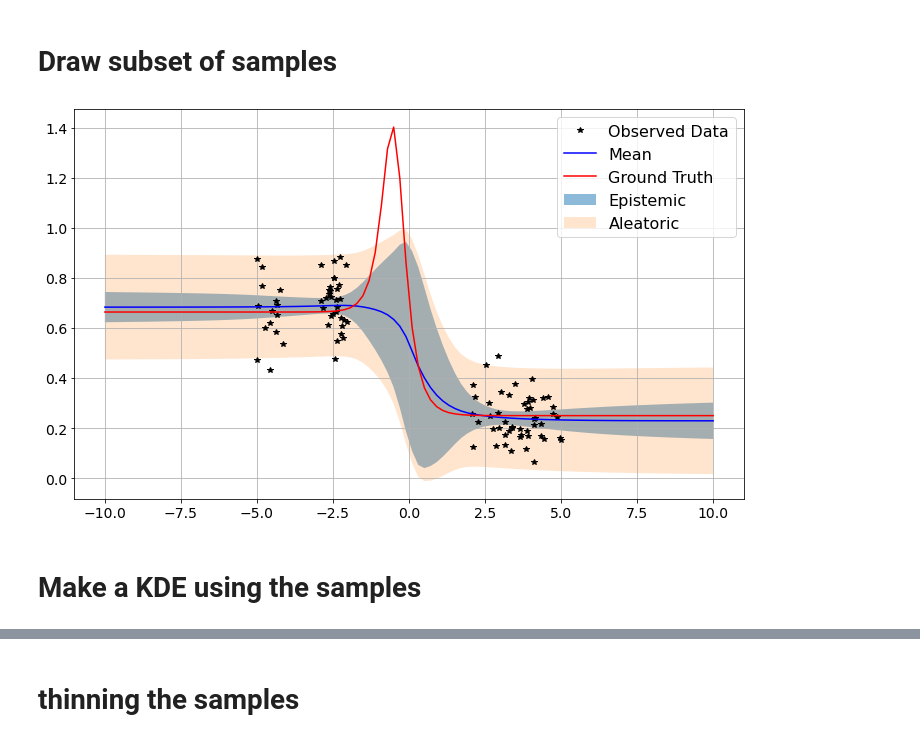
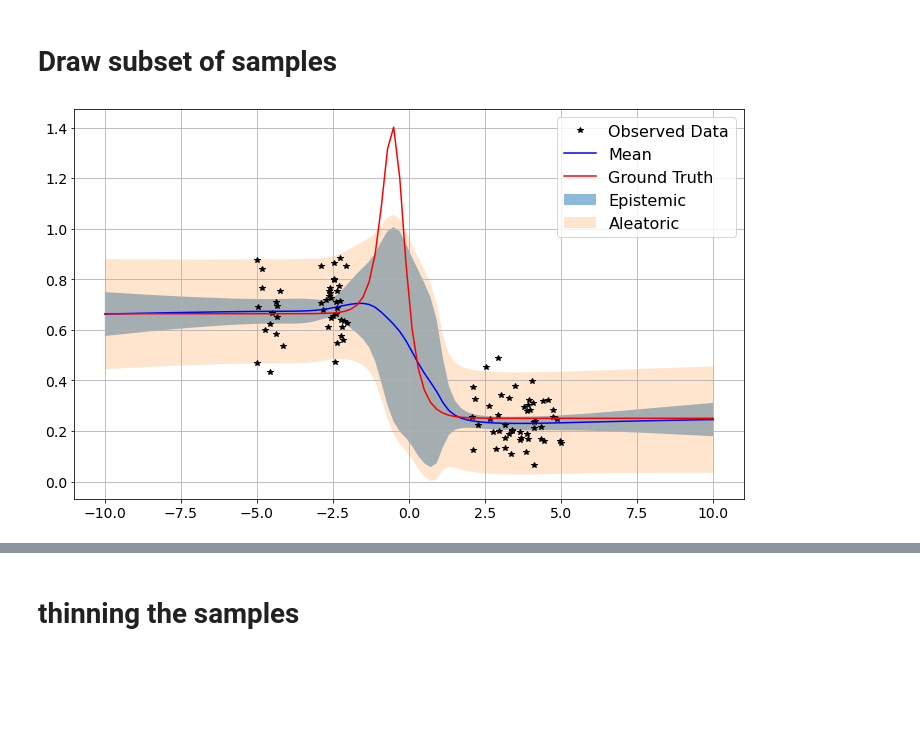
Before and after one commit to Bottledd/iREC, a Jupyter notebook: notebooks/hmc_bnn.ipynb, the cells around one changed output, grey strips where cells are left out. Drawn from its saved outputs; the diff is of its cells as text; code cells hidden in the pictures; blank space fills up the shorter version.

```diff
--- a/notebooks/hmc_bnn.ipynb
+++ b/notebooks/hmc_bnn.ipynb
@@ -193,7 +193,7 @@ plt.show()
 # %%
 import random
 
-subset = random.sample(params_hmc_gpu, 50)
+subset = random.sample(params_hmc_gpu, 5)
 # Let's predict over the entire test range [-2,2]
 pred_list, log_probs_f = hamiltorch.predict_model(net, x = xs.to(device),
                                                   y = xs.to(device), samples=subset,
@@ -206,33 +206,31 @@ fs = 16
 m = pred_list.mean(0).to('cpu')
 s = pred_list.std(0).to('cpu')
 s_al = (pred_list.var(0).to('cpu') + tau_out ** -1) ** 0.5
 
 f, ax = plt.subplots(1, 1, figsize=(10, 6))
 
 # Get upper and lower confidence bounds
 lower, upper = (m - s*2).flatten(), (m + s*2).flatten()
 # + aleotoric
 lower_al, upper_al = (m - s_al*2).flatten(), (m + s_al*2).flatten()
 
 # Plot training data as black stars
 ax.plot(x_data.numpy(), y_data.numpy(), 'k*', rasterized=True)
 # Plot predictive means as blue line
 ax.plot(xs.numpy(), m.numpy(), 'b', rasterized=True)
 ax.plot(xs.numpy(), ys.numpy(), 'r', rasterized=True)
 # Shade between the lower and upper confidence bounds
 ax.fill_between(xs.flatten().numpy(), lower.numpy(), upper.numpy(), alpha=0.5, rasterized=True)
 ax.fill_between(xs.flatten().numpy(), lower_al.numpy(), upper_al.numpy(), alpha=0.2, rasterized=True)
 plt.grid()
 ax.legend(['Observed Data', 'Mean', 'Ground Truth', 'Epistemic', 'Aleatoric'], fontsize = fs)
 ax.tick_params(axis='both', which='major', labelsize=14)
 ax.tick_params(axis='both', which='minor', labelsize=14)
 
 
 plt.tight_layout()
 # plt.savefig('plots/full_hmc.pdf', rasterized=True)
 
 plt.show()
 # %% [output]
-[figure, old version]
+[figure, new version]
-# %% [markdown]
-# Make a KDE using the samples
```
Also changed, not shown: parts of 20 cells of this notebook, 2 other files.
